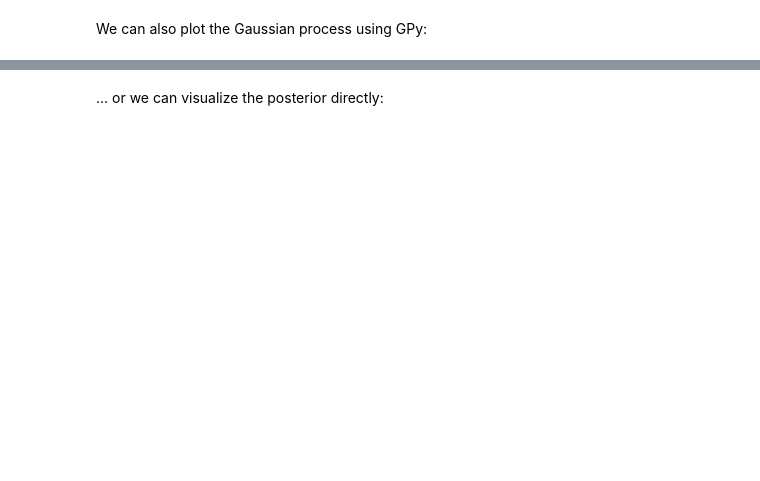
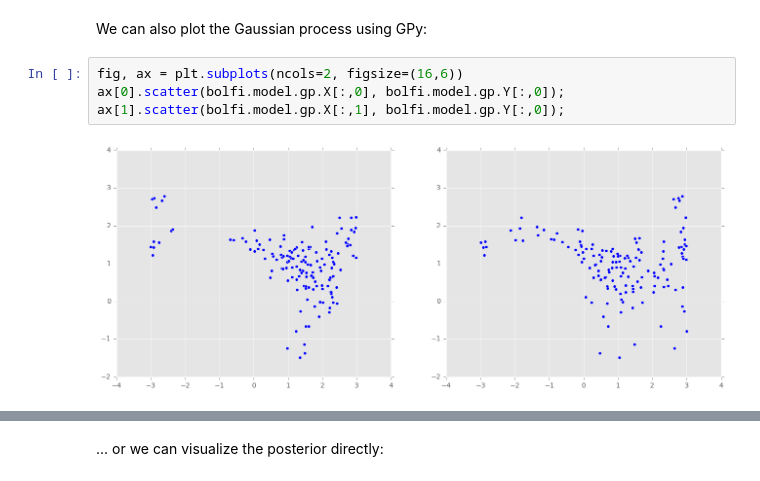
Before and after one commit to elfi-dev/elfi, a Jupyter notebook: notebooks/ma2_example.ipynb, the cells around one changed output, grey strips where cells are left out. Cells and saved outputs as stored; diff of their text form; blank space fills up the shorter version.

```diff
--- a/notebooks/ma2_example.ipynb
+++ b/notebooks/ma2_example.ipynb
@@ -348,5 +392,11 @@ post.MAP, post.ML
 # %% [markdown]
 We can also plot the Gaussian process using GPy:
+# %%
+fig, ax = plt.subplots(ncols=2, figsize=(16,6))
+ax[0].scatter(bolfi.model.gp.X[:,0], bolfi.model.gp.Y[:,0]);
+ax[1].scatter(bolfi.model.gp.X[:,1], bolfi.model.gp.Y[:,0]);
+# %% [output]
+[figure, added]
 # %%
 bolfi.model.gp.plot();
 # %% [output]
```
Also changed, not shown: parts of 21 cells of this notebook, 2 other files.
